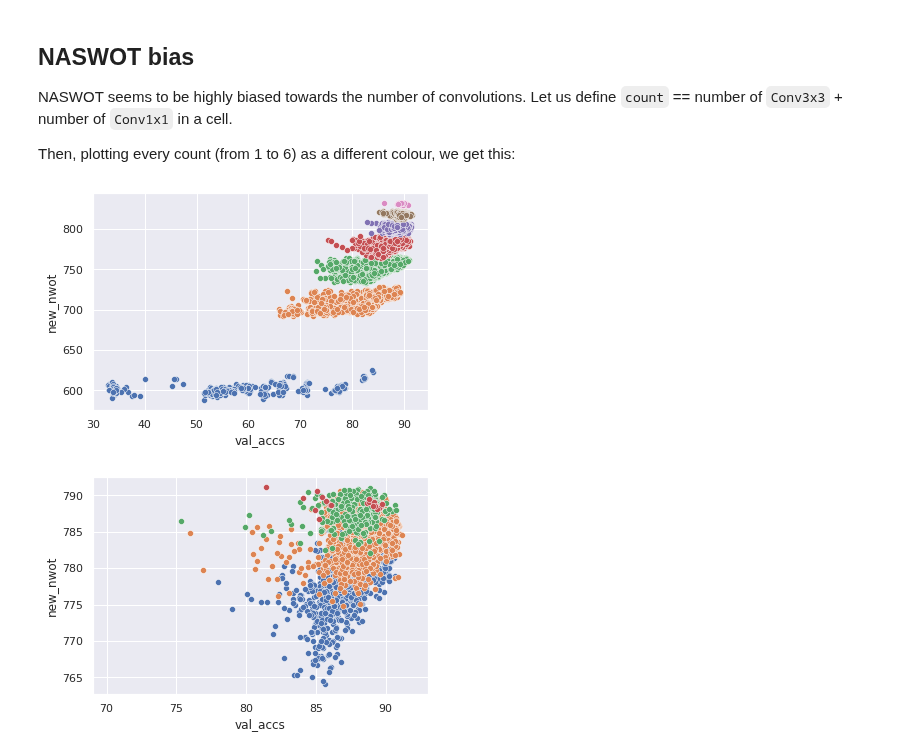
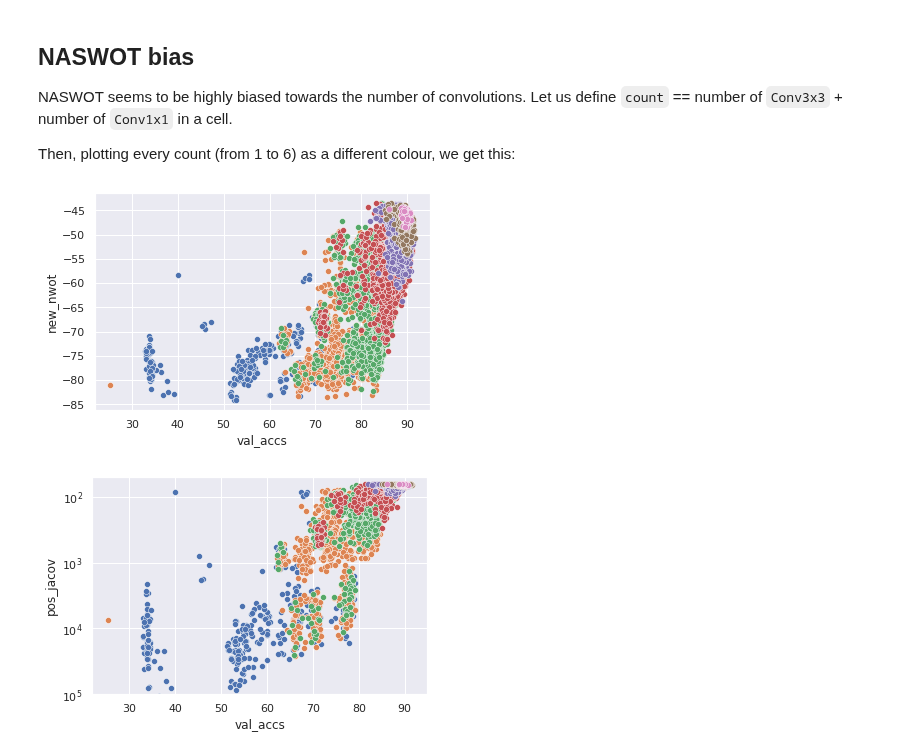
Before and after one commit to gabikadlecova/zc_combine, a Jupyter notebook: nwot_problems/nb201_fix.ipynb, the cells around one changed output. Cells and saved outputs as stored; diff of their text form; code cells hidden in the pictures.

```diff
--- a/nwot_problems/nb201_fix.ipynb
+++ b/nwot_problems/nb201_fix.ipynb
@@ -24,8 +34,0 @@ with open(os.path.join(naslib_path, f'naslib/data/zc_benchmarks/{proxy}', new_sc
-# %%
-data[f'new_{proxy}'] = data[proxy]
-
-for net_data in new_data:
-    mask = data['net'] == net_data['arch']
-    data_row = data[mask]
-    assert len(data_row) == 1
-    data.loc[mask, f'new_{proxy}'] = net_data[proxy]['score']
@@ -133,7 +69,7 @@ import matplotlib.pyplot as plt
 import seaborn as sns
 sns.set()
 
-plot_data = unique_data
+plot_data = data[data['new_nwot'] > -1e8].copy()
 
 sns.scatterplot(data=plot_data, x='val_accs', y='new_nwot')
 #plt.xlim(70, 91)
@@ -159,10 +95,18 @@ NASWOT seems to be highly biased towards the number of convolutions. Let us defi
 
 Then, plotting every count (from 1 to 6) as a different colour, we get this:
 # %%
-from zc_combine.operations import plot_clouds
+from zc_combine.fixes.operations import plot_clouds
 
-plot_clouds(plot_data, (2,3), 'new_nwot', vmax=7)
-#plt_ylim(proxy)
+vmax = 7
+plot_clouds(plot_data, (2,3), 'new_nwot', vmax=vmax)
 plt.show()
+
+plot_data['pos_jacov'] = -plot_data['jacov']
+plot_clouds(plot_data, (2,3), 'pos_jacov', vmax=vmax)
+
+plt.yscale('log')
+plt.ylim(1e5, 5 * 1e1)
+plt.show()
 # %% [output]
-[figure, old version]
+[figure, new version]
+[figure, added]
@@ -179,10 +112,0 @@ plot_data['n_pools'] = [pool_out(n) for n in plot_data['net']]
-# %%
-zoom = 3
-
-data_zoom = plot_data[plot_data[str((2, 3))] == zoom]
-plot_clouds(data_zoom, data_zoom[str((1,))], 'new_nwot', vmax=7)
-plt.xlim(69, 93)
-#plt.ylim(700, 820)
-plt.show()
-# %% [output]
-[figure, removed]
```
Also changed, not shown: parts of 44 cells of this notebook, 12 other files.
